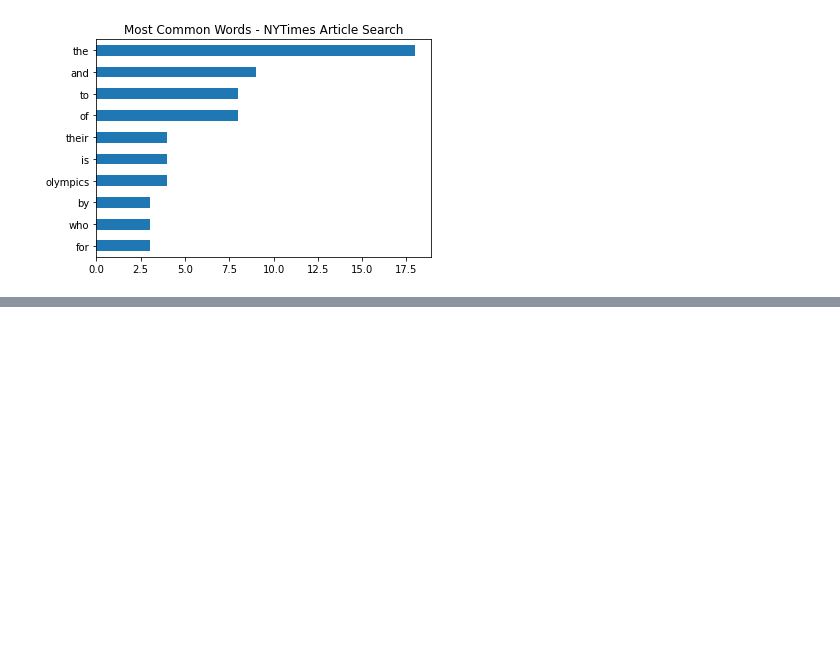
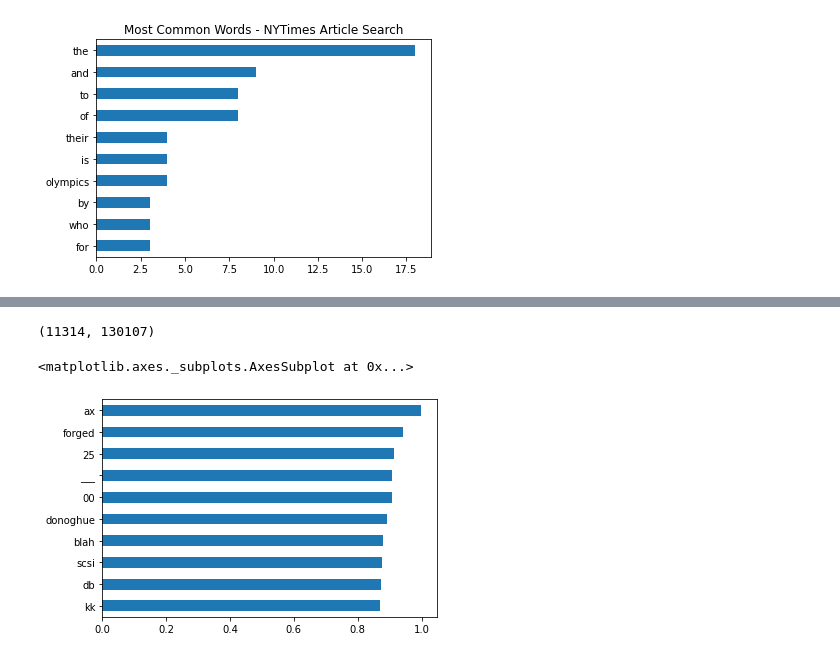
Before and after one commit to luisegarduno/MachineLearning_SummerPlan, a Jupyter notebook: DocumentAnalysis.ipynb, the cells around one changed output, grey strips where cells are left out. Saved outputs shown, nothing was run; the diff lists cells and outputs as text; code cells hidden in the pictures; blank space fills up the shorter version.

```diff
--- a/DocumentAnalysis.ipynb
+++ b/DocumentAnalysis.ipynb
@@ -148,0 +187,11 @@ df.sum().sort_values()[-10:].plot(kind='barh', title = "Most Common Words - NYTi
+# %%
+from sklearn.datasets import fetch_20newsgroups
+bunch = fetch_20newsgroups(subset='train', shuffle=True, random_state=42)
+
+# bunch.data = The data to learn
+print(len(bunch.data))
+
+print("=============")
+
+# Name of target classes
+bunch.target_names
@@ -148,0 +270,3 @@ df.sum().sort_values()[-10:].plot(kind='barh', title = "Most Common Words - NYTi
+# %%
+%%time
+news_tfidf = tfidf_vect.fit_transform(bunch.data)
@@ -148,0 +275,4 @@ df.sum().sort_values()[-10:].plot(kind='barh', title = "Most Common Words - NYTi
+# %%
+print(news_tfidf.shape)
+# %% [output]
+(11314, 130107)
@@ -148,0 +281,10 @@ df.sum().sort_values()[-10:].plot(kind='barh', title = "Most Common Words - NYTi
+# %%
+# create pandas dataframe by getting max values on all the rows in each column
+vec = news_tfidf.max(axis=0)
+df  = pd.DataFrame(data=vec.toarray(),columns=tfidf_vect.get_feature_names())
+# %%
+# largest tfidf
+df.max().sort_values()[-10:].plot(kind='barh')
+# %% [output]
+<matplotlib.axes._subplots.AxesSubplot at 0x...>
+[figure, added]
```
Also changed, not shown: parts of 11 cells of this notebook, 1 other file.
